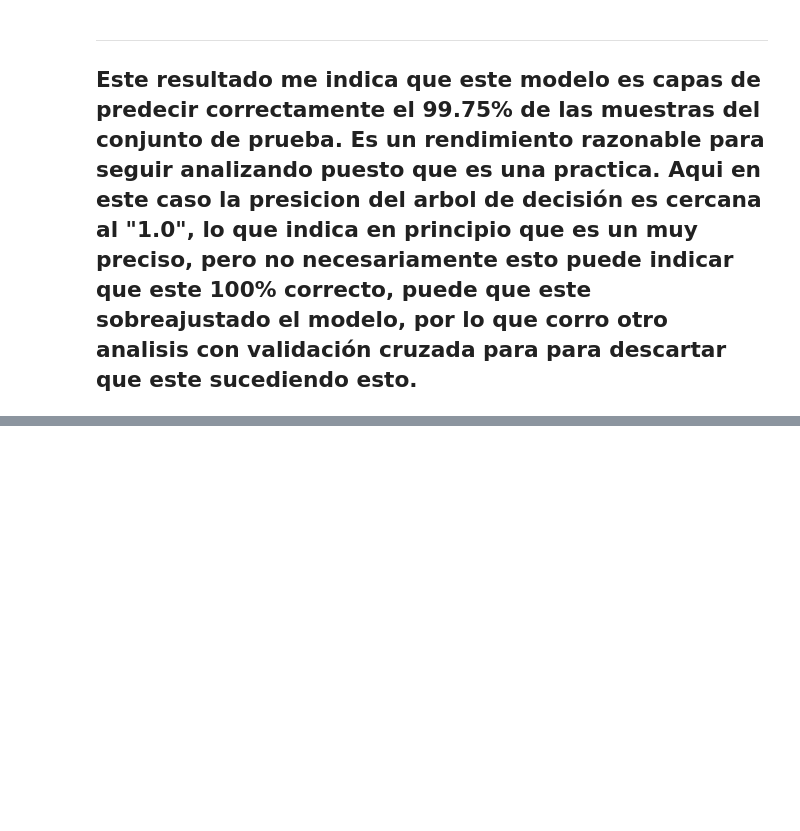
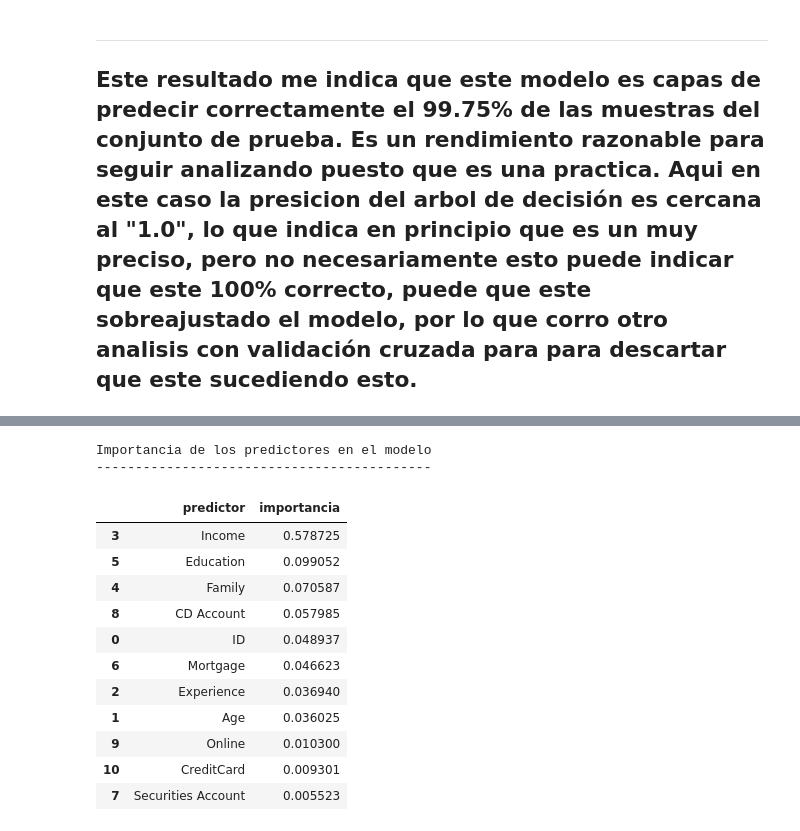
Before and after one commit to NestorDiazDataSC/Analisis_de_Datos, a Jupyter notebook: Bank_Personal_Loan/Bank_Personal_Loan.ipynb, the cells around one changed output, grey strips where cells are left out. Cells and saved outputs as stored; diff of their text form; code cells hidden in the pictures; blank space fills up the shorter version.

```diff
--- a/Bank_Personal_Loan/Bank_Personal_Loan.ipynb
+++ b/Bank_Personal_Loan/Bank_Personal_Loan.ipynb
@@ -202,0 +335,23 @@ plt.show()
+# %%
+importancia_predictores = pd.DataFrame(
+                            {'predictor': X_train.columns,
+                             'importancia': classifier.feature_importances_}
+                            )
+print("Importancia de los predictores en el modelo")
+print("-------------------------------------------")
+importancia_predictores.sort_values('importancia', ascending=False)
+# %% [output]
+Importancia de los predictores en el modelo
+-------------------------------------------
+|  | predictor | importancia |
+| 3 | Income | 0.578725 |
+| 5 | Education | 0.099052 |
+| 4 | Family | 0.070587 |
+| 8 | CD Account | 0.057985 |
+| 0 | ID | 0.048937 |
+| 6 | Mortgage | 0.046623 |
+| 2 | Experience | 0.036940 |
+| 1 | Age | 0.036025 |
+| 9 | Online | 0.010300 |
+| 10 | CreditCard | 0.009301 |
+| 7 | Securities Account | 0.005523 |
```
Also changed, not shown: parts of 22 cells of this notebook.
